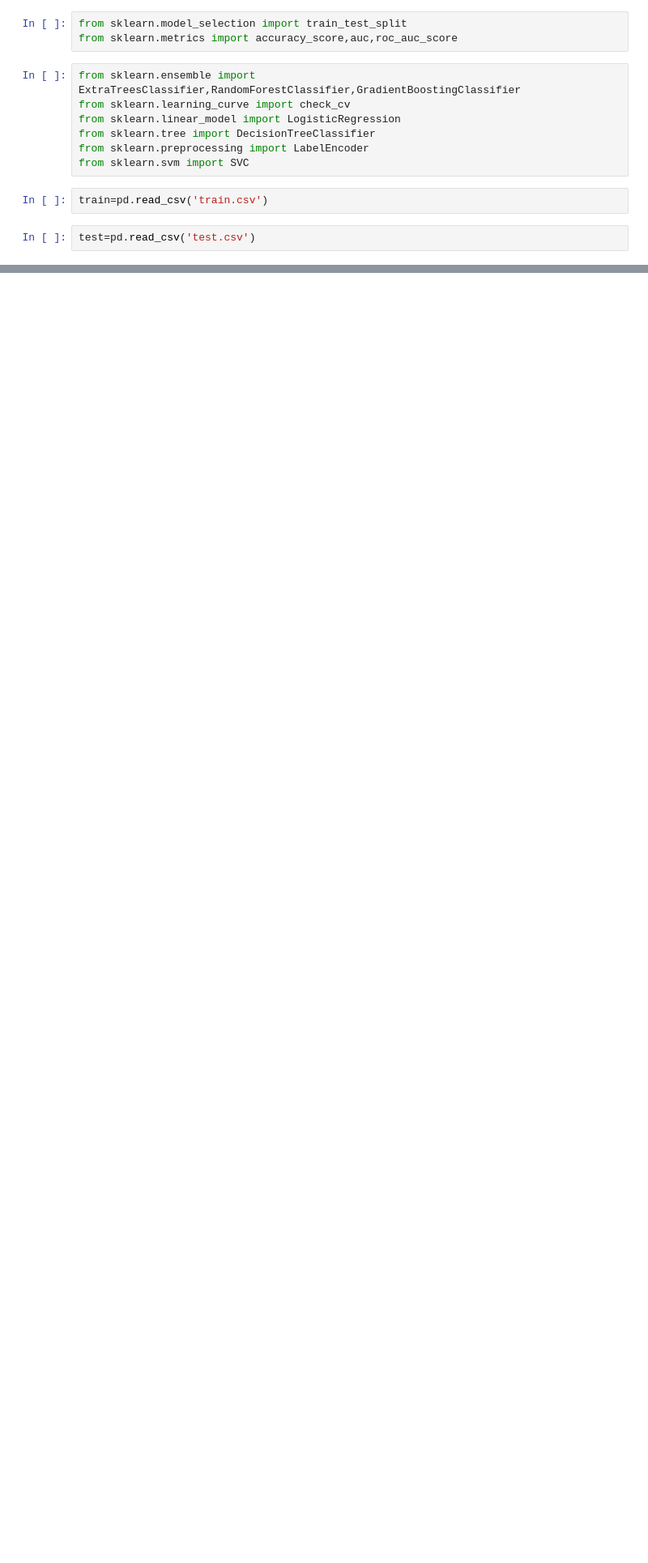
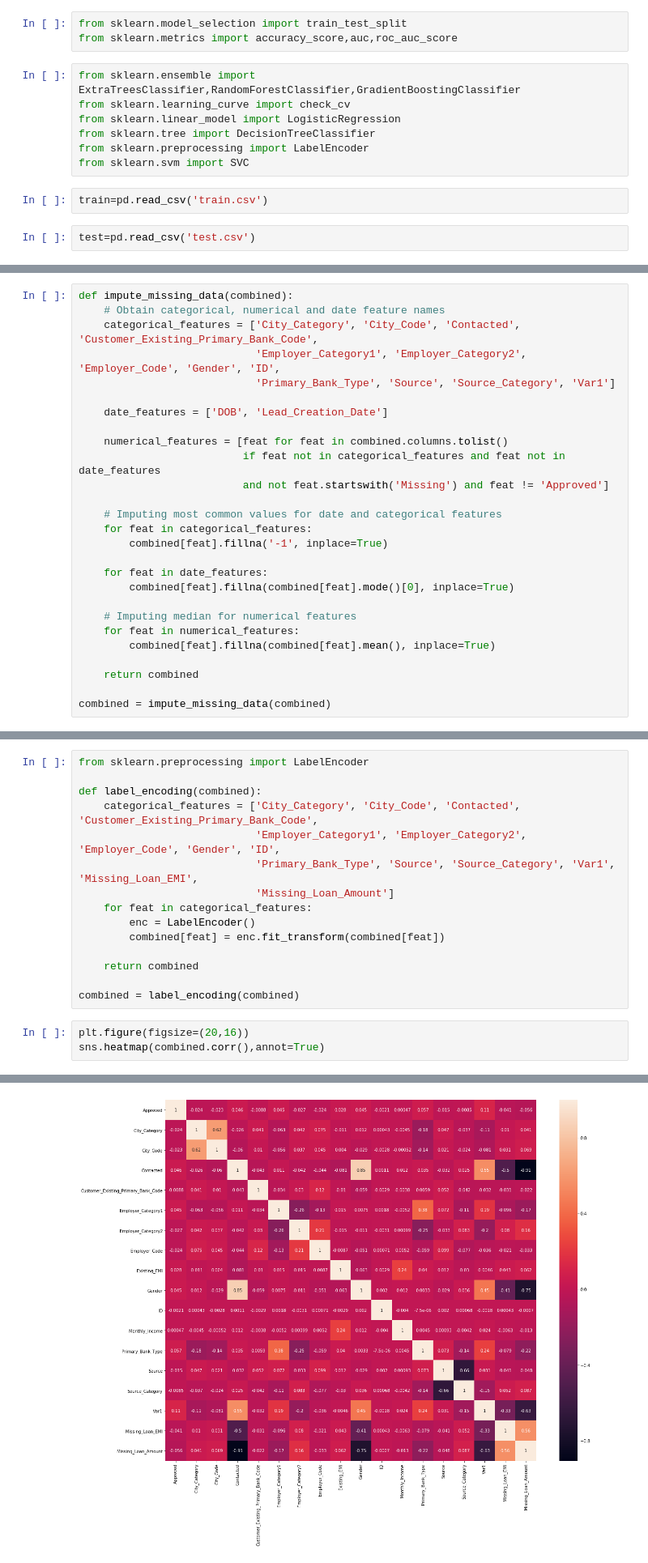
Before and after one commit to sinAshish/Machine-Learning-Practise, a Jupyter notebook: Mckinsey/solution.ipynb, the cells around one changed output, grey strips where cells are left out. Shown at 81% size. Saved outputs shown, nothing was run; the diff lists cells and outputs as text; blank space fills up the shorter version.

```diff
--- a/Mckinsey/solution.ipynb
+++ b/Mckinsey/solution.ipynb
@@ -148,0 +94,27 @@ X_train,X_test,y_train,y_test=train_test_split(X,y,test_size=0.3,random_state=0)
+# %%
+def impute_missing_data(combined):
+    # Obtain categorical, numerical and date feature names
+    categorical_features = ['City_Category', 'City_Code', 'Contacted', 'Customer_Existing_Primary_Bank_Code',
+                            'Employer_Category1', 'Employer_Category2', 'Employer_Code', 'Gender', 'ID',
+                            'Primary_Bank_Type', 'Source', 'Source_Category', 'Var1']
+
+    date_features = ['DOB', 'Lead_Creation_Date']
+
+    numerical_features = [feat for feat in combined.columns.tolist()
+                          if feat not in categorical_features and feat not in date_features
+                          and not feat.startswith('Missing') and feat != 'Approved']
+
+    # Imputing most common values for date and categorical features
+    for feat in categorical_features:
+        combined[feat].fillna('-1', inplace=True)
+
+    for feat in date_features:
+        combined[feat].fillna(combined[feat].mode()[0], inplace=True)
+
+    # Imputing median for numerical features
+    for feat in numerical_features:
+        combined[feat].fillna(combined[feat].mean(), inplace=True)
+
+    return combined
+
+combined = impute_missing_data(combined)
@@ -148,0 +141,19 @@ X_train,X_test,y_train,y_test=train_test_split(X,y,test_size=0.3,random_state=0)
+# %%
+from sklearn.preprocessing import LabelEncoder
+
+def label_encoding(combined):
+    categorical_features = ['City_Category', 'City_Code', 'Contacted', 'Customer_Existing_Primary_Bank_Code',
+                            'Employer_Category1', 'Employer_Category2', 'Employer_Code', 'Gender', 'ID',
+                            'Primary_Bank_Type', 'Source', 'Source_Category', 'Var1', 'Missing_Loan_EMI',
+                            'Missing_Loan_Amount']
+    for feat in categorical_features:
+        enc = LabelEncoder()
+        combined[feat] = enc.fit_transform(combined[feat])
+
+    return combined
+
+combined = label_encoding(combined)
+# %%
+plt.figure(figsize=(20,16))
+sns.heatmap(combined.corr(),annot=True)
+# %% [output]
@@ -148,0 +161 @@ X_train,X_test,y_train,y_test=train_test_split(X,y,test_size=0.3,random_state=0)
+[figure, added]
```
Also changed, not shown: parts of 79 cells of this notebook, 1 other file.
